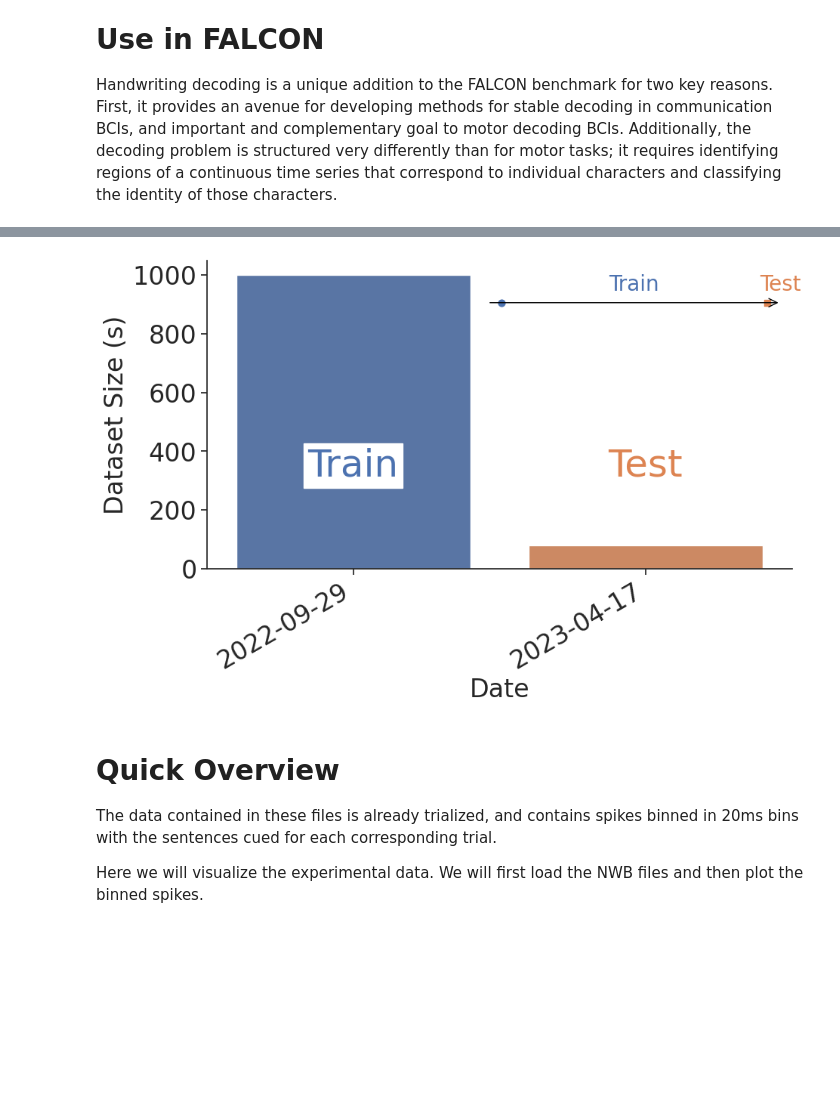
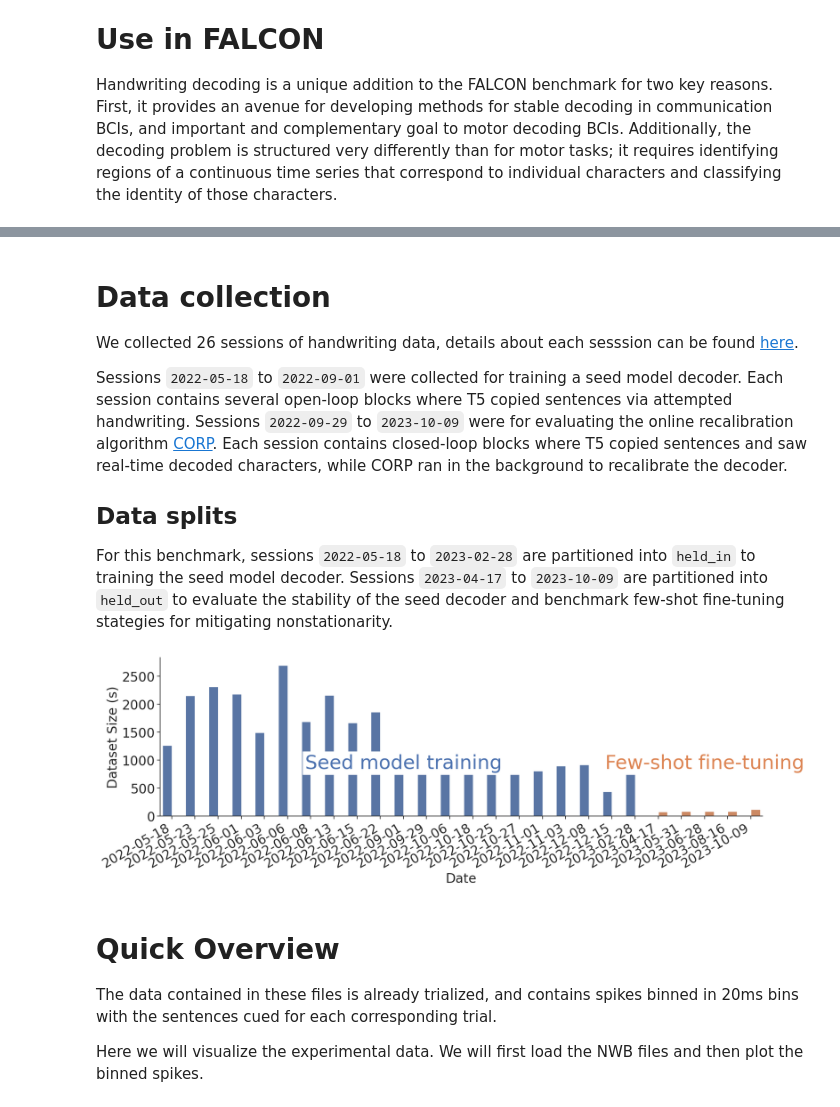
Before and after one commit to snel-repo/falcon-challenge, a Jupyter notebook: data_demos/h2.ipynb, the cells around one changed output, grey strips where cells are left out. Saved outputs shown, nothing was run; the diff lists cells and outputs as text; code cells hidden in the pictures; blank space fills up the shorter version.

```diff
--- a/data_demos/h2.ipynb
+++ b/data_demos/h2.ipynb
@@ -32,6 +28,17 @@ please provide us feedback at https://github.com/pandas-dev/pandas/issues/54466
+# %% [markdown]
+# Data collection
+
+We collected 26 sessions of handwriting data, details about each sesssion can be found [here](https://proceedings.neurips.cc/paper_files/paper/2023/file/83a14a36de4502bac5b580db36e81858-Supplemental-Conference.pdf).
+
+Sessions `2022-05-18` to `2022-09-01` were collected for training a seed model decoder. Each session contains several open-loop blocks where T5 copied sentences via attempted handwriting.
+Sessions `2022-09-29` to `2023-10-09` were for evaluating the online recalibration algorithm [CORP](https://proceedings.neurips.cc/paper_files/paper/2023/hash/83a14a36de4502bac5b580db36e81858-Abstract-Conference.html). Each session contains closed-loop blocks where T5 copied sentences and saw real-time decoded characters, while CORP ran in the background to recalibrate the decoder.
+
+## Data splits
+
+For this benchmark, sessions `2022-05-18` to `2023-02-28` are partitioned into `held_in` to training the seed model decoder. Sessions `2023-04-17` to `2023-10-09` are partitioned into `held_out` to evaluate the stability of the seed decoder and benchmark few-shot fine-tuning stategies for mitigating nonstationarity.
 # %%
-train_path = Path('/snel/share/share/data/bg2/t5_handwriting/CORP_data/stability_benchmark/nwb/held_in_calib')
-test_path = Path('/snel/share/share/data/bg2/t5_handwriting/CORP_data/stability_benchmark/nwb/held_out_calib')
+train_path = Path('nwb/held_in_calib')
+test_path = Path('nwb/held_out_calib')
 
 train_files = sorted(train_path.glob('*.nwb'))
 test_files = sorted(test_path.glob('*.nwb'))
@@ -45,29 +52,47 @@ def get_start_date_and_volume(fn: Path):
     return pd.to_datetime(start_date), timestamps.shape[0]
 
 start_dates, volume = zip(*[get_start_date_and_volume(fn) for fn in train_files + test_files])
-split_type = ['Train'] * len(train_files) + ['Test'] * len(test_files)
+split_type = ['Seed model training'] * len(train_files) + ['Few-shot fine-tuning'] * len(test_files)
 # %%
 from visualization import plot_split_bars, plot_timeline
 
 BIN_SIZE_S = 0.02
-fig, ax = plt.subplots(figsize=(10, 6))
+fig, ax = plt.subplots(figsize=(20, 6))
 
 df = pd.DataFrame({'Date_Full': start_dates, 'Dataset Size': volume, 'Split Type': split_type})
 # just get month and day
 df['Dataset Size (s)'] = df['Dataset Size'] * BIN_SIZE_S
 df['Date'] = df['Date_Full'].dt.strftime('%Y-%m-%d')
 
-plot_split_bars(df, fig, ax)
+palette = sns.color_palette(n_colors=2)
+sns.barplot(
+    x='Date',
+    y='Dataset Size (s)',
+    data=df,
+    ax=ax,
+    order=df['Date'].sort_values(),
+    estimator=np.sum,
+    errorbar=None,
+    hue='Split Type',
+    palette=palette
+)
+train_ratio = len(df[df['Split Type'] == 'Seed model training']) / len(df)
+train_center_of_mass = train_ratio / 2
+test_center_of_mass = (1 - train_ratio) / 2 + train_ratio
+ax.get_legend().remove()
+ax.text(train_center_of_mass, 0.3, 'Seed model training', color=palette[0], fontsize=36, transform=ax.transAxes, backgroundcolor='white', ha='center')
+ax.text(test_center_of_mass, 0.3, 'Few-shot fine-tuning', color=palette[1], fontsize=36, transform=ax.transAxes, backgroundcolor='white', ha='center')
+fig.autofmt_xdate()  # Rotate dates for readability
 
 sections = df.groupby(
     'Split Type'
 )['Date'].apply(list).to_dict()
 # sort section by section name, respect Train, Test Short, Test Long order
 sections = {k: v for k, v in sorted(sections.items(), key=lambda item: item[1])}
 
-plot_timeline(ax, sections, year=None)
+# plot_timeline(ax, sections)
 # %% [output]
-[figure, old version]
+[figure, new version]
 # %% [markdown]
 # Quick Overview
 
```
Also changed, not shown: parts of 17 cells of this notebook.
